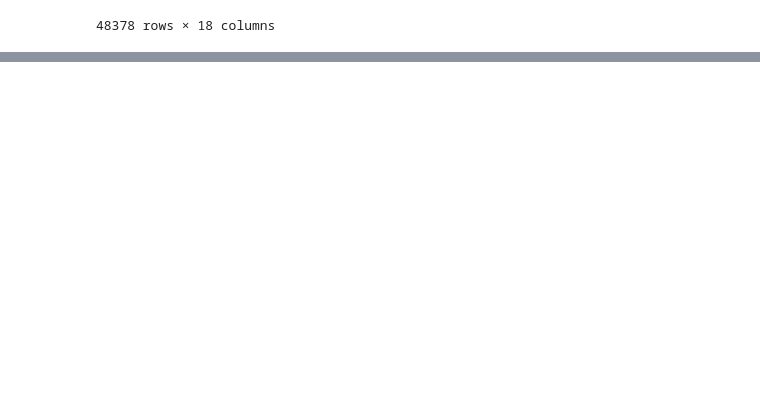
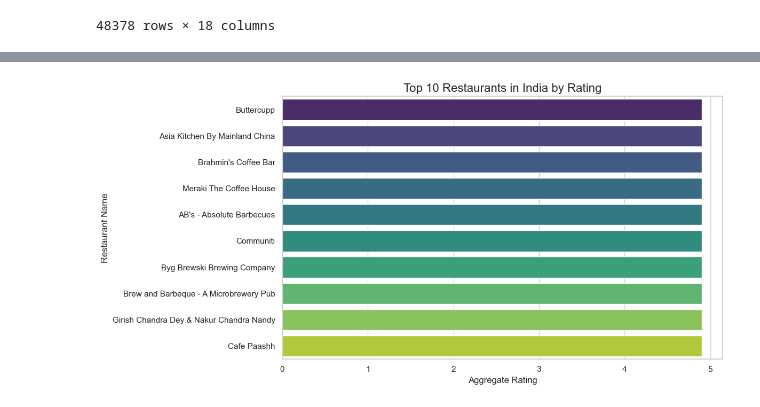
Before and after one commit to Parvashukla26/Zomato-Restaurant-EDA, a Jupyter notebook: Zomato_Restaurant_Data_Analysis.ipynb, the cells around one changed output, grey strips where cells are left out. Saved outputs shown, nothing was run; the diff lists cells and outputs as text; code cells hidden in the pictures; blank space fills up the shorter version.

Commit message:
First Visualization : Top 10 retaurant in india by rating

```diff
--- a/Zomato_Restaurant_Data_Analysis.ipynb
+++ b/Zomato_Restaurant_Data_Analysis.ipynb
@@ -184,3 +184,7 @@ df
 | 211939 | 3202251 | Kali Mirch Cafe And Restaurant | ['Casual Dining'] | Manu Smriti Complex, Near Navrach... | Vadodara | Fatehgunj | 22.34 | 73.19 | 390024.0 | ... |
 | 211943 | 18879846 | Freshco's - The Health Cafe | ['Café'] | Shop 7, Ground Floor, Opposite Na... | Vadodara | Vadiwadi | 22.31 | 73.16 | 390007.0 | ... |
 48378 rows × 18 columns
+# %%
+restaurants = df.drop_duplicates(subset='name')
+top_10_Restaurant_rating = restaurants.sort_values( by='aggregate_rating',ascending=False)[['name', 'city','aggregate_rating']].head(10)
+top_10_Restaurant_rating.reset_index(drop=True)
@@ -186,0 +203,11 @@ df
+# %%
+sns.set(style='whitegrid')
+plt.figure(figsize=(12,6))
+sns.barplot(data= top_10_Restaurant_rating,x='aggregate_rating',y = 'name',hue='name',palette='viridis', legend=False)
+plt.title('Top 10 Restaurants in India by Rating', fontsize=16)
+plt.xlabel('Aggregate Rating')
+plt.ylabel('Restaurant Name')
+plt.tight_layout()
+plt.show()
+# %% [output]
+[figure, added]
```
Also changed, not shown: parts of 1 cell of this notebook.
